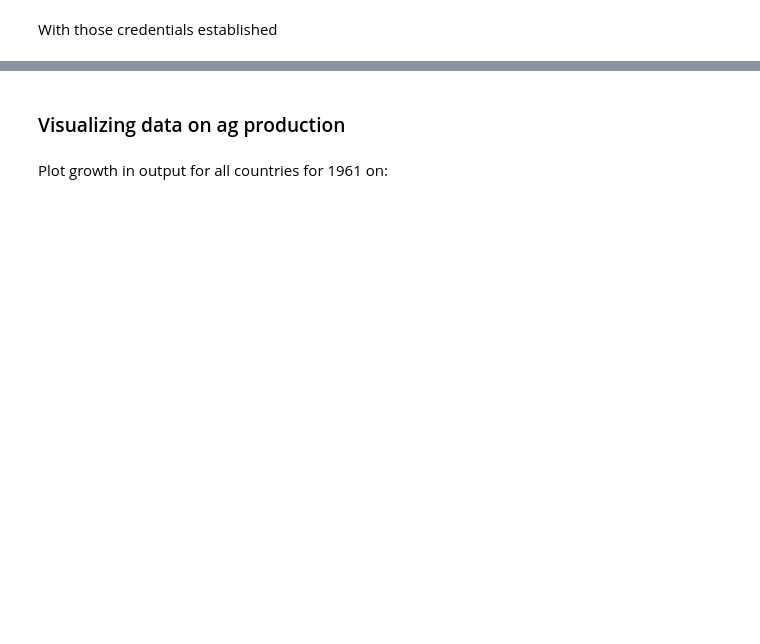
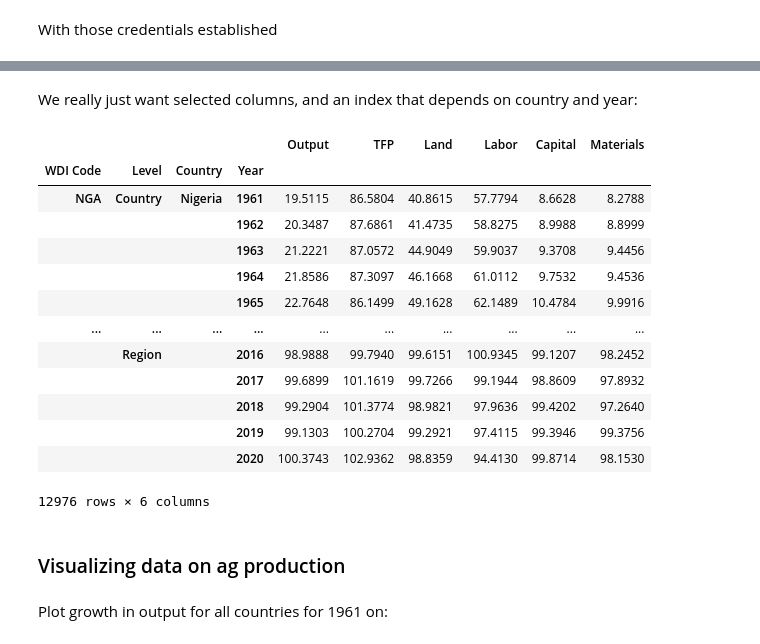
Before and after one commit to ligonteaching/EEP153_Materials, a Jupyter notebook: Project1/ag_production.ipynb, the cells around one changed output, grey strips where cells are left out. Cells and saved outputs as stored; diff of their text form; code cells hidden in the pictures; blank space fills up the shorter version.

```diff
--- a/Project1/ag_production.ipynb
+++ b/Project1/ag_production.ipynb
@@ -94,6 +99,6 @@ With those credentials established
 from eep153_tools.sheets import read_sheets
 
 #### Read a bunch of google worksheets into a dictionary of dataframes
-data = read_sheets('https://docs.google.com/spreadsheets/d/1DLn9owcS7ggojJGWlI9vKSz0hqozn6cbcqNGWgzMZ8k',force_numeric=False)
+data = read_sheets('https://docs.google.com/spreadsheets/d/1J_Yoo2eBgABBy8Hnvh2Vf7GYowELZBYTVwt-3NtjUsc/edit#gid=1532023339')['Data']
 
 data.keys()
@@ -146,3 +128,32 @@ df
+# %% [markdown]
+We really just want selected columns, and an index that depends on country and year:
+# %%
+import pandas as pd
+
+Data = {'Level':'Level','Country':'Country/Territory','WDI Code':'ISO3','Year':'Year','Output':'Outall_Index','TFP':'TFP_Index','Land':'Land_Index','Labor':'Labor_Index','Capital':'Capital_Index','Materials':'Materials_Index'}
+
+
+df = data.rename(columns={v:k for k,v in Data.items()})
+df = df[Data.keys()].set_index(['WDI Code','Level','Country','Year'])
+
+# Deal with some duplicate indices
+df = df.loc[~df.index.duplicated(),:]
+df
+# %% [output]
+|  |  |  |  | Output | TFP | Land | Labor | Capital | Materials |
+| WDI Code | Level | Country | Year |  |  |  |  |  |  |
+| NGA | Country | Nigeria | 1961 | 19.5115 | 86.5804 | 40.8615 | 57.7794 | 8.6628 | 8.2788 |
+|  |  |  | 1962 | 20.3487 | 87.6861 | 41.4735 | 58.8275 | 8.9988 | 8.8999 |
+|  |  |  | 1963 | 21.2221 | 87.0572 | 44.9049 | 59.9037 | 9.3708 | 9.4456 |
+|  |  |  | 1964 | 21.8586 | 87.3097 | 46.1668 | 61.0112 | 9.7532 | 9.4536 |
+|  |  |  | 1965 | 22.7648 | 86.1499 | 49.1628 | 62.1489 | 10.4784 | 9.9916 |
+| ... | ... | ... | ... | ... | ... | ... | ... | ... | ... |
+|  | Region |  | 2016 | 98.9888 | 99.7940 | 99.6151 | 100.9345 | 99.1207 | 98.2452 |
+|  |  |  | 2017 | 99.6899 | 101.1619 | 99.7266 | 99.1944 | 98.8609 | 97.8932 |
+|  |  |  | 2018 | 99.2904 | 101.3774 | 98.9821 | 97.9636 | 99.4202 | 97.2640 |
+|  |  |  | 2019 | 99.1303 | 100.2704 | 99.2921 | 97.4115 | 99.3946 | 99.3756 |
+|  |  |  | 2020 | 100.3743 | 102.9362 | 98.8359 | 94.4130 | 99.8714 | 98.1530 |
+12976 rows × 6 columns
 # %% [markdown]
 ### Visualizing data on ag production
 # %% [markdown]
```
Also changed, not shown: parts of 15 cells of this notebook.
